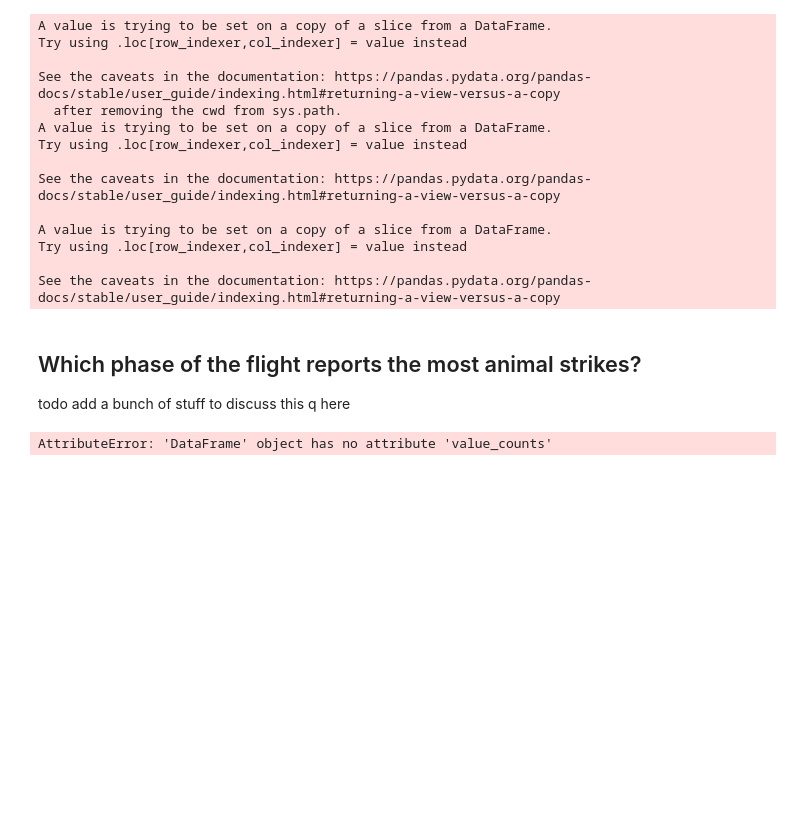
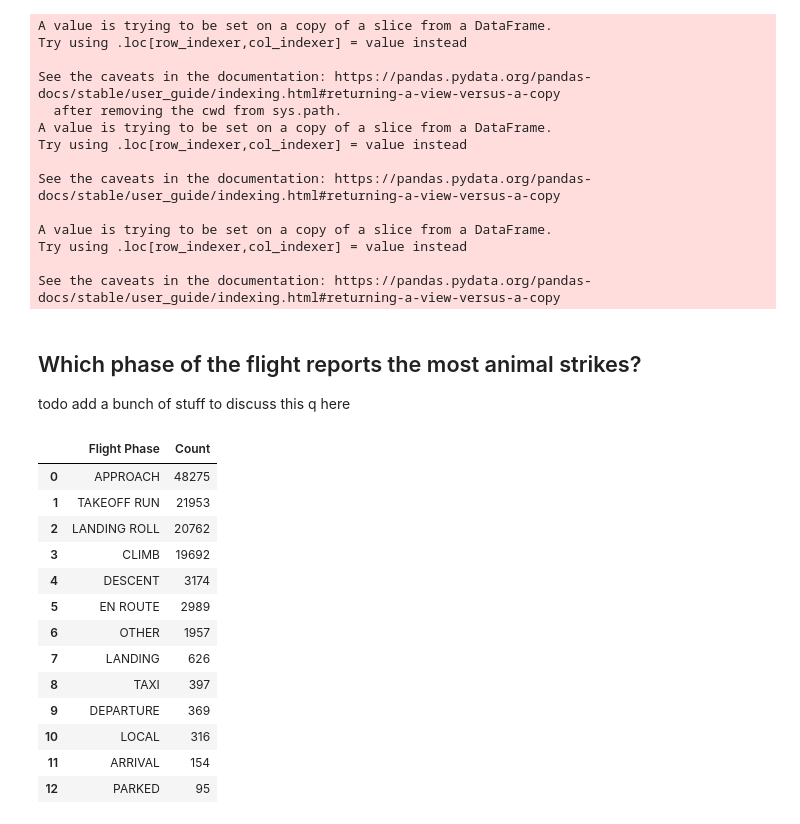
Before and after one commit to jagnoor/Aircraft-Wildlife-Strikes, a Jupyter notebook: planeVsBird_2.ipynb, the cells around one changed output. Drawn from its saved outputs; the diff is of its cells as text; code cells hidden in the pictures; blank space fills up the shorter version.

```diff
--- a/planeVsBird_2.ipynb
+++ b/planeVsBird_2.ipynb
@@ -145,8 +145,33 @@ See the caveats in the documentation: https://pandas.pydata.org/pandas-docs/stab
 # %% [markdown]
 ## Which phase of the flight reports the most animal strikes?
 todo add a bunch of stuff to discuss this q here
-# %%
-subset_wkingdom_df["Flight Phase"].value_counts()
-subset_wkingdom_df.groupby(['Flight Phase', 'Animal_Kingdom'])
-# %% [output]
-AttributeError: 'DataFrame' object has no attribute 'value_counts'
+# %%
+subset_wkingdom_df["Flight Phase"].value_counts()
+flightphase= subset_wkingdom_df.groupby(['Flight Phase']) #, 'Animal_Kingdom'])
+flightphase = flightphase['Incident Year'].count().reset_index().rename(columns={"Incident Year":"Count"})
+flightphase = flightphase.sort_values(by='Count',ascending=False).reset_index(drop = True)
+
+#the bottom 6 parts of flight make up only ~1% of the total, so pulled those together to new category "Other"
+others_label=flightphase["Flight Phase"][6:]
+others_total=flightphase.Count[6:].sum()
+new_row = {'Flight Phase':'OTHER', 'Count':others_total}
+#append row to the dataframe
+flightphase = flightphase.append(new_row, ignore_index=True)
+#reorder to move "other" row up to index 6
+flightphase = flightphase.sort_values(by='Count',ascending=False).reset_index(drop = True)
+flightphase
+# %% [output]
+|  | Flight Phase | Count |
+| 0 | APPROACH | 48275 |
+| 1 | TAKEOFF RUN | 21953 |
+| 2 | LANDING ROLL | 20762 |
+| 3 | CLIMB | 19692 |
+| 4 | DESCENT | 3174 |
+| 5 | EN ROUTE | 2989 |
+| 6 | OTHER | 1957 |
+| 7 | LANDING | 626 |
+| 8 | TAXI | 397 |
+| 9 | DEPARTURE | 369 |
+| 10 | LOCAL | 316 |
+| 11 | ARRIVAL | 154 |
+| 12 | PARKED | 95 |
```
Also changed, not shown: parts of 2 cells of this notebook.
